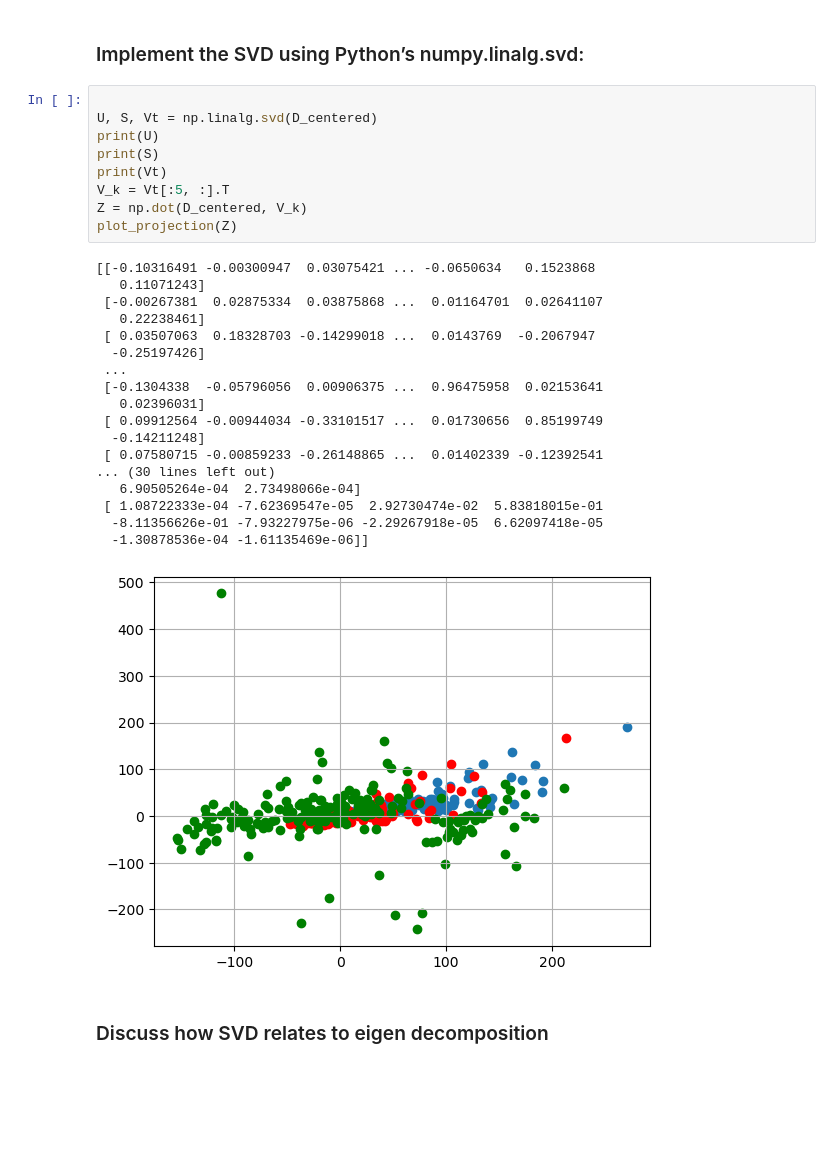
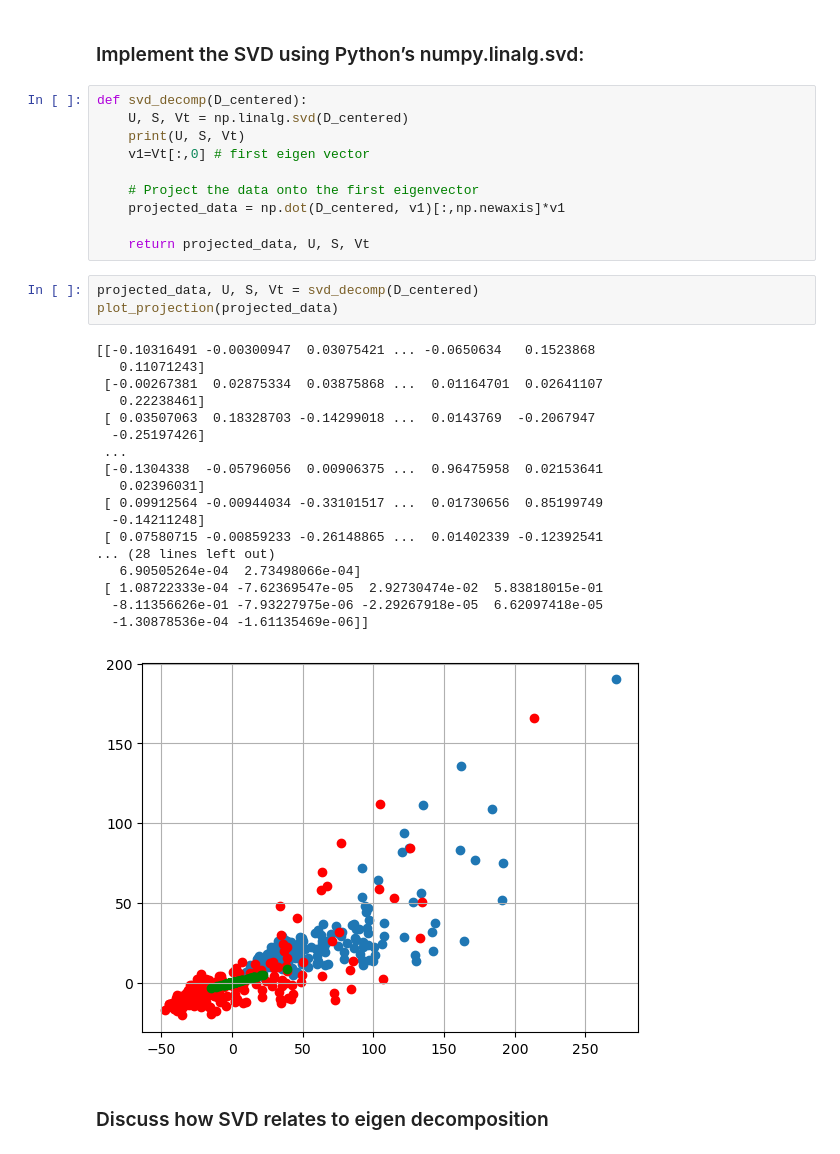
Before and after one commit to cashhollister2u/cap5625, a Jupyter notebook: assignment_1/assignment_1.ipynb, the cells around one changed output. Cells and saved outputs as stored; diff of their text form; blank space fills up the shorter version.

```diff
--- a/assignment_1/assignment_1.ipynb
+++ b/assignment_1/assignment_1.ipynb
@@ -557,33 +551,37 @@ poly_rbf
 # %% [markdown]
 ### Implement the SVD using Python’s numpy.linalg.svd:
 # %%
+def svd_decomp(D_centered):
+    U, S, Vt = np.linalg.svd(D_centered)
+    print(U, S, Vt)
+    v1=Vt[:,0] # first eigen vector
 
-U, S, Vt = np.linalg.svd(D_centered)
-print(U)
-print(S)
-print(Vt)
-V_k = Vt[:5, :].T
-Z = np.dot(D_centered, V_k)
-plot_projection(Z)
+    # Project the data onto the first eigenvector
+    projected_data = np.dot(D_centered, v1)[:,np.newaxis]*v1
+
+    return projected_data, U, S, Vt
-# %% [output]
-[[-0.10316491 -0.00300947  0.03075421 ... -0.0650634   0.1523868
-   0.11071243]
- [-0.00267381  0.02875334  0.03875868 ...  0.01164701  0.02641107
-   0.22238461]
- [ 0.03507063  0.18328703 -0.14299018 ...  0.0143769  -0.2067947
-  -0.25197426]
- ...
- [-0.1304338  -0.05796056  0.00906375 ...  0.96475958  0.02153641
-   0.02396031]
- [ 0.09912564 -0.00944034 -0.33101517 ...  0.01730656  0.85199749
-  -0.14211248]
- [ 0.07580715 -0.00859233 -0.26148865 ...  0.01402339 -0.12392541
-... (30 lines left out)
-   6.90505264e-04  2.73498066e-04]
- [ 1.08722333e-04 -7.62369547e-05  2.92730474e-02  5.83818015e-01
-  -8.11356626e-01 -7.93227975e-06 -2.29267918e-05  6.62097418e-05
-  -1.30878536e-04 -1.61135469e-06]]
-[figure, removed]
+# %%
+projected_data, U, S, Vt = svd_decomp(D_centered)
+plot_projection(projected_data)
+# %% [output]
+[[-0.10316491 -0.00300947  0.03075421 ... -0.0650634   0.1523868
+   0.11071243]
+ [-0.00267381  0.02875334  0.03875868 ...  0.01164701  0.02641107
+   0.22238461]
+ [ 0.03507063  0.18328703 -0.14299018 ...  0.0143769  -0.2067947
+  -0.25197426]
+ ...
+ [-0.1304338  -0.05796056  0.00906375 ...  0.96475958  0.02153641
+   0.02396031]
+ [ 0.09912564 -0.00944034 -0.33101517 ...  0.01730656  0.85199749
+  -0.14211248]
+ [ 0.07580715 -0.00859233 -0.26148865 ...  0.01402339 -0.12392541
+... (28 lines left out)
+   6.90505264e-04  2.73498066e-04]
+ [ 1.08722333e-04 -7.62369547e-05  2.92730474e-02  5.83818015e-01
+  -8.11356626e-01 -7.93227975e-06 -2.29267918e-05  6.62097418e-05
+  -1.30878536e-04 -1.61135469e-06]]
+[figure, added]
 # %% [markdown]
 ### Discuss how SVD relates to eigen decomposition
 # %% [markdown]
```
Also changed, not shown: parts of 7 cells of this notebook, 2 other files.
